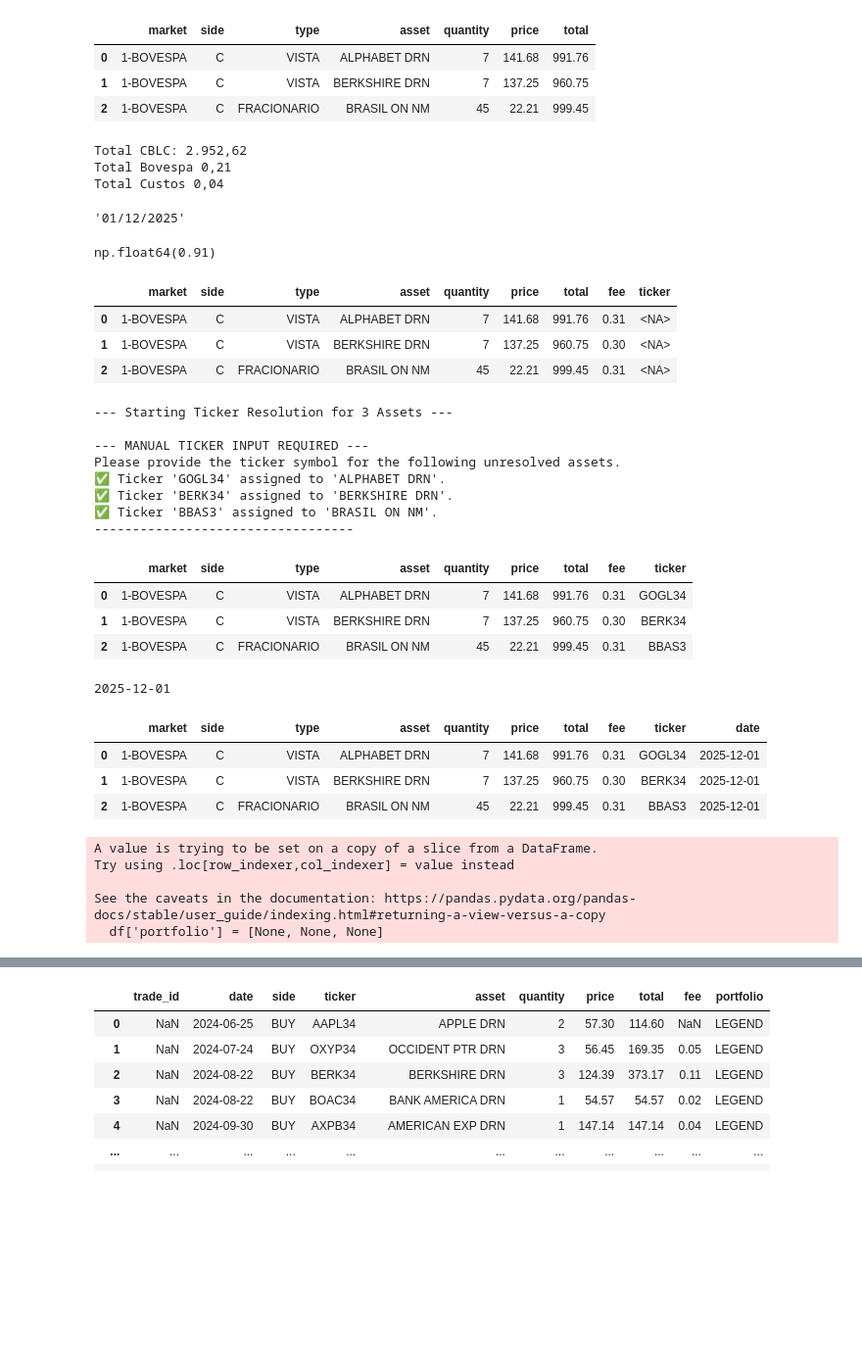
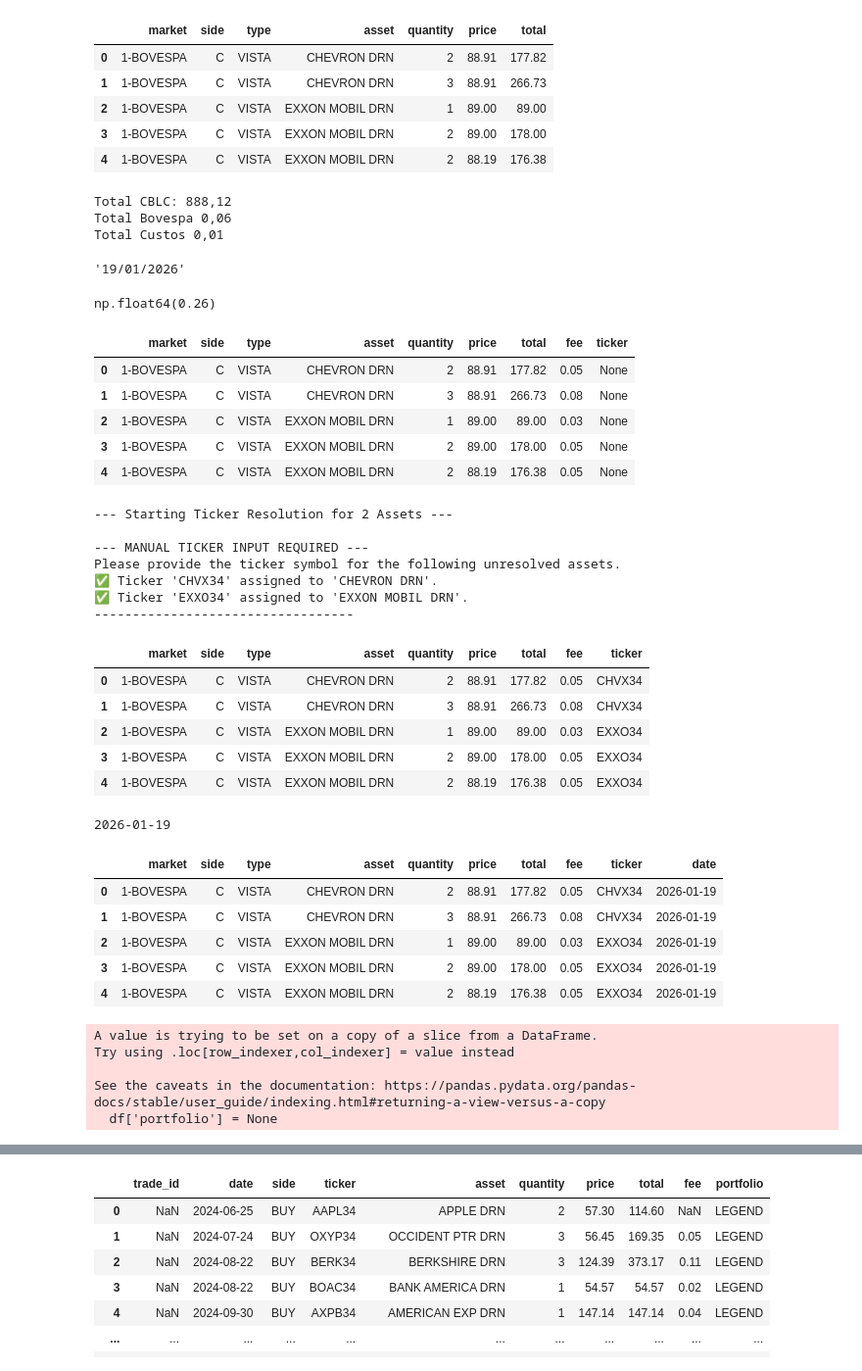
Before and after one commit to sergiobk201/portfolio_dashboard, a Jupyter notebook: gmail_rico_automation.ipynb, the cells around one changed output, grey strips where cells are left out. Shown at 98% size. Cells and saved outputs as stored; diff of their text form; code cells hidden in the pictures; blank space fills up the shorter version.

```diff
--- a/gmail_rico_automation.ipynb
+++ b/gmail_rico_automation.ipynb
@@ -39,7 +39,7 @@ try:
     response = service.users().messages().list(
         userId="me",
         maxResults=1,
-        q="from: no-reply@rico.com.vc has:attachment"  # puedes poner filtros como 'from:rico@...'
+        q="from: noreply@rico.com.vc has:attachment newer_than:30d"  # puedes poner filtros como 'from:rico@...'
     ).execute()
 
     messages = response.get("messages", [])
@@ -213,9 +213,11 @@ df = pd.DataFrame(records)
 df
 # %% [output]
 |  | market | side | type | asset | quantity | price | total |
-| 0 | 1-BOVESPA | C | VISTA | ALPHABET DRN | 7 | 141.68 | 991.76 |
-| 1 | 1-BOVESPA | C | VISTA | BERKSHIRE DRN | 7 | 137.25 | 960.75 |
-| 2 | 1-BOVESPA | C | FRACIONARIO | BRASIL ON NM | 45 | 22.21 | 999.45 |
+| 0 | 1-BOVESPA | C | VISTA | CHEVRON DRN | 2 | 88.91 | 177.82 |
+| 1 | 1-BOVESPA | C | VISTA | CHEVRON DRN | 3 | 88.91 | 266.73 |
+| 2 | 1-BOVESPA | C | VISTA | EXXON MOBIL DRN | 1 | 89.00 | 89.00 |
+| 3 | 1-BOVESPA | C | VISTA | EXXON MOBIL DRN | 2 | 89.00 | 178.00 |
+| 4 | 1-BOVESPA | C | VISTA | EXXON MOBIL DRN | 2 | 88.19 | 176.38 |
 # %%
 def extract_single_value(label, text):
     pattern = fr"{label}\s+([\d\.,]+)"
@@ -231,9 +233,9 @@ print('Total Bovespa', total_bovespa)
 total_custos = extract_single_value('Total Custos / Despesas', text)
 print('Total Custos', total_custos)
 # %% [output]
-Total CBLC: 2.952,62
-Total Bovespa 0,21
-Total Custos 0,04
+Total CBLC: 888,12
+Total Bovespa 0,06
+Total Custos 0,01
 # %%
 total_cblc = round(float(total_cblc.replace(".", "").replace(",", ".")),2)
 total_bovespa = round(float(total_bovespa.replace(".", "").replace(",", ".")),2)
@@ -249,7 +251,7 @@ def extract_first_date(text):
 trade_date = extract_first_date(text)
 trade_date
 # %% [output]
-'01/12/2025'
+'19/01/2026'
 # %%
 final = df['total'].sum()
 final
@@ -257,16 +259,18 @@ final
 total_fees = (total_cblc - final + total_custos + total_bovespa).round(2)
 total_fees
 # %% [output]
-np.float64(0.91)
+np.float64(0.26)
 # %%
 df['fee'] = round(df['total'] / final * total_fees,2)
-df['ticker'] = [pd.NA, pd.NA, pd.NA]
+df['ticker'] = None
 df
 # %% [output]
 |  | market | side | type | asset | quantity | price | total | fee | ticker |
-| 0 | 1-BOVESPA | C | VISTA | ALPHABET DRN | 7 | 141.68 | 991.76 | 0.31 | <NA> |
-| 1 | 1-BOVESPA | C | VISTA | BERKSHIRE DRN | 7 | 137.25 | 960.75 | 0.30 | <NA> |
-| 2 | 1-BOVESPA | C | FRACIONARIO | BRASIL ON NM | 45 | 22.21 | 999.45 | 0.31 | <NA> |
+| 0 | 1-BOVESPA | C | VISTA | CHEVRON DRN | 2 | 88.91 | 177.82 | 0.05 | None |
+| 1 | 1-BOVESPA | C | VISTA | CHEVRON DRN | 3 | 88.91 | 266.73 | 0.08 | None |
+| 2 | 1-BOVESPA | C | VISTA | EXXON MOBIL DRN | 1 | 89.00 | 89.00 | 0.03 | None |
+| 3 | 1-BOVESPA | C | VISTA | EXXON MOBIL DRN | 2 | 89.00 | 178.00 | 0.05 | None |
+| 4 | 1-BOVESPA | C | VISTA | EXXON MOBIL DRN | 2 | 88.19 | 176.38 | 0.05 | None |
 # %%
 import pandas as pd
 import numpy as np
@@ -365,21 +369,22 @@ def resolve_tickers_in_df(df: pd.DataFrame, asset_column: str = 'asset', ticker_
 # %%
 df = resolve_tickers_in_df(df)
 # %% [output]
---- Starting Ticker Resolution for 3 Assets ---
+--- Starting Ticker Resolution for 2 Assets ---
 
 --- MANUAL TICKER INPUT REQUIRED ---
 Please provide the ticker symbol for the following unresolved assets.
-✅ Ticker 'GOGL34' assigned to 'ALPHABET DRN'.
-✅ Ticker 'BERK34' assigned to 'BERKSHIRE DRN'.
-✅ Ticker 'BBAS3' assigned to 'BRASIL ON NM'.
+✅ Ticker 'CHVX34' assigned to 'CHEVRON DRN'.
+✅ Ticker 'EXXO34' assigned to 'EXXON MOBIL DRN'.
 ----------------------------------
 # %%
 df
 # %% [output]
 |  | market | side | type | asset | quantity | price | total | fee | ticker |
-| 0 | 1-BOVESPA | C | VISTA | ALPHABET DRN | 7 | 141.68 | 991.76 | 0.31 | GOGL34 |
-| 1 | 1-BOVESPA | C | VISTA | BERKSHIRE DRN | 7 | 137.25 | 960.75 | 0.30 | BERK34 |
-| 2 | 1-BOVESPA | C | FRACIONARIO | BRASIL ON NM | 45 | 22.21 | 999.45 | 0.31 | BBAS3 |
+| 0 | 1-BOVESPA | C | VISTA | CHEVRON DRN | 2 | 88.91 | 177.82 | 0.05 | CHVX34 |
+| 1 | 1-BOVESPA | C | VISTA | CHEVRON DRN | 3 | 88.91 | 266.73 | 0.08 | CHVX34 |
+| 2 | 1-BOVESPA | C | VISTA | EXXON MOBIL DRN | 1 | 89.00 | 89.00 | 0.03 | EXXO34 |
+| 3 | 1-BOVESPA | C | VISTA | EXXON MOBIL DRN | 2 | 89.00 | 178.00 | 0.05 | EXXO34 |
+| 4 | 1-BOVESPA | C | VISTA | EXXON MOBIL DRN | 2 | 88.19 | 176.38 | 0.05 | EXXO34 |
 # %%
 from datetime import datetime
 
@@ -394,11 +399,13 @@ print(date_object.date())
 df['date'] = date_object.date()
 df
 # %% [output]
-2025-12-01
+2026-01-19
 |  | market | side | type | asset | quantity | price | total | fee | ticker | date |
-| 0 | 1-BOVESPA | C | VISTA | ALPHABET DRN | 7 | 141.68 | 991.76 | 0.31 | GOGL34 | 2025-12-01 |
-| 1 | 1-BOVESPA | C | VISTA | BERKSHIRE DRN | 7 | 137.25 | 960.75 | 0.30 | BERK34 | 2025-12-01 |
-| 2 | 1-BOVESPA | C | FRACIONARIO | BRASIL ON NM | 45 | 22.21 | 999.45 | 0.31 | BBAS3 | 2025-12-01 |
+| 0 | 1-BOVESPA | C | VISTA | CHEVRON DRN | 2 | 88.91 | 177.82 | 0.05 | CHVX34 | 2026-01-19 |
+| 1 | 1-BOVESPA | C | VISTA | CHEVRON DRN | 3 | 88.91 | 266.73 | 0.08 | CHVX34 | 2026-01-19 |
+| 2 | 1-BOVESPA | C | VISTA | EXXON MOBIL DRN | 1 | 89.00 | 89.00 | 0.03 | EXXO34 | 2026-01-19 |
+| 3 | 1-BOVESPA | C | VISTA | EXXON MOBIL DRN | 2 | 89.00 | 178.00 | 0.05 | EXXO34 | 2026-01-19 |
+| 4 | 1-BOVESPA | C | VISTA | EXXON MOBIL DRN | 2 | 88.19 | 176.38 | 0.05 | EXXO34 | 2026-01-19 |
 # %%
 current_cols = df.columns.tolist()
 current_cols
@@ -416,13 +423,13 @@ mapping = {
 df['side'] = df['side'].replace(mapping)
 
 df = df[new_order]
-df['portfolio'] = [None, None, None]
+df['portfolio'] = None
 # %% [output]
 A value is trying to be set on a copy of a slice from a DataFrame.
 Try using .loc[row_indexer,col_indexer] = value instead
 
 See the caveats in the documentation: https://pandas.pydata.org/pandas-docs/stable/user_guide/indexing.html#returning-a-view-versus-a-copy
-  df['portfolio'] = [None, None, None]
+  df['portfolio'] = None
 # %%
 import pandas as pd
 import numpy as np
```
Also changed, not shown: parts of 15 cells of this notebook.
